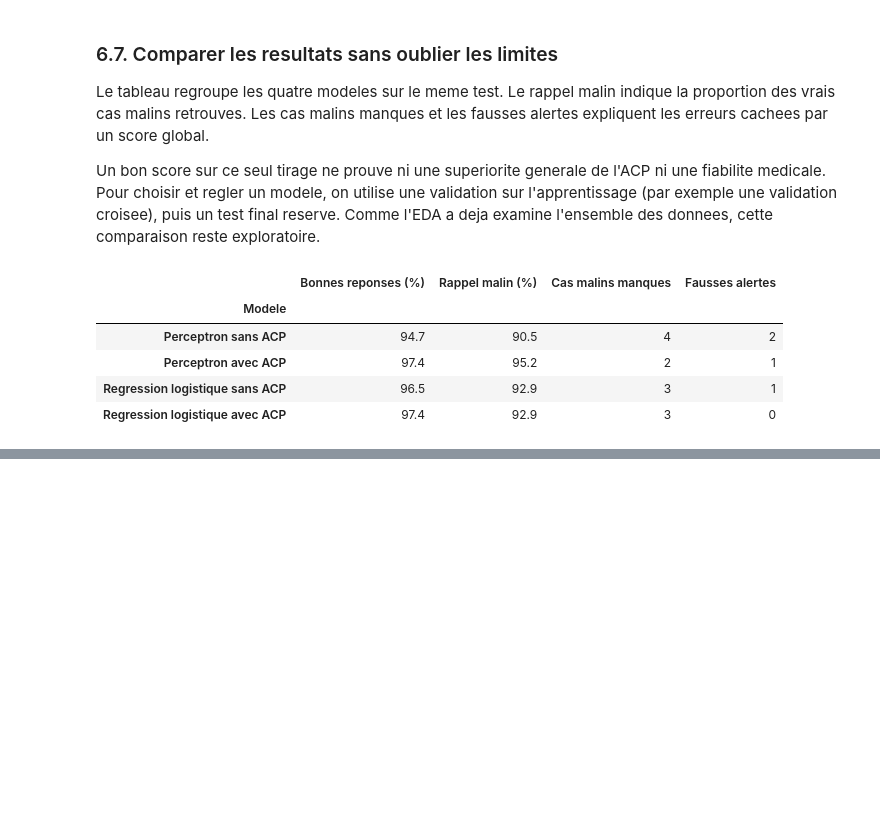
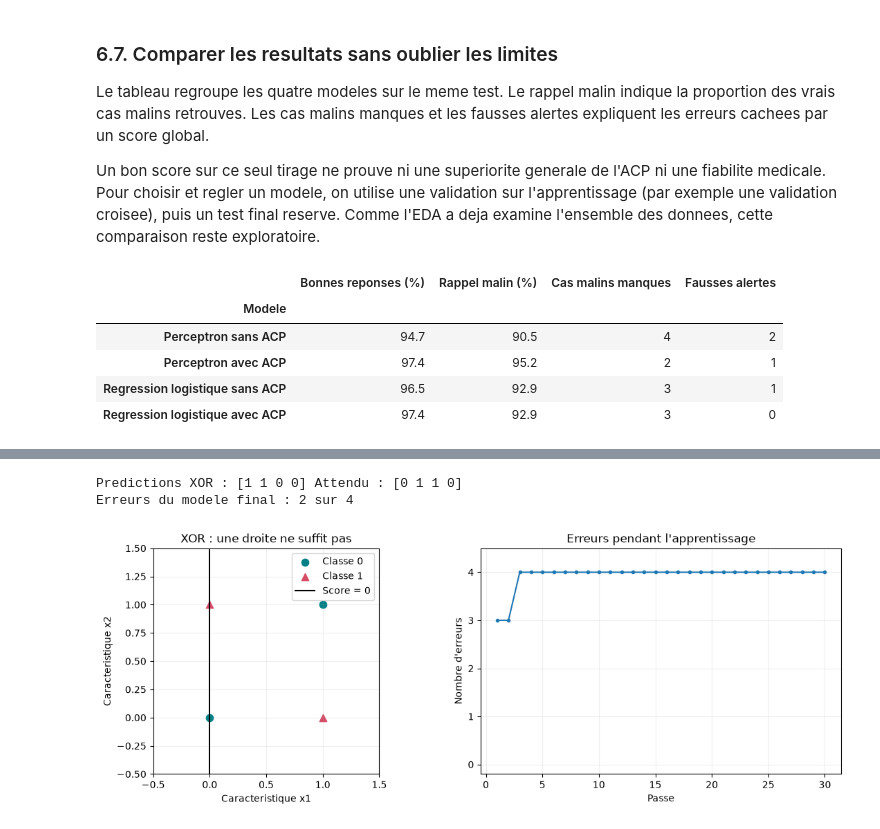
Before and after one commit to TheGoatLucien/building-perceptron, a Jupyter notebook: eda.ipynb, the cells around one changed output, grey strips where cells are left out. Drawn from its saved outputs; the diff is of its cells as text; code cells hidden in the pictures; blank space fills up the shorter version.

```diff
--- a/eda.ipynb
+++ b/eda.ipynb
@@ -403,0 +468,50 @@ display(comparison)
+# %%
+def plot_decision(axis, inputs, targets, trained_model):
+    for label, color, marker in [(0, "#007f86", "o"), (1, "#d64b65", "^")]:
+        points = inputs[targets == label]
+        axis.scatter(points[:, 0], points[:, 1], c=color, marker=marker,
+                     label=f"Classe {label}", s=55)
+    lower = inputs.min(axis=0) - 0.5
+    upper = inputs.max(axis=0) + 0.5
+    first_weight, second_weight = trained_model.weights
+    if second_weight != 0:
+        horizontal = np.linspace(lower[0], upper[0], 200)
+        vertical = -(first_weight * horizontal + trained_model.bias) / second_weight
+        axis.plot(horizontal, vertical, color="black", label="Score = 0")
+    elif first_weight != 0:
+        axis.axvline(-trained_model.bias / first_weight, color="black", label="Score = 0")
+    else:
+        axis.text(0.05, 0.95, "Poids nuls : pas de droite", transform=axis.transAxes, va="top")
+    axis.set_xlim(lower[0], upper[0])
+    axis.set_ylim(lower[1], upper[1])
+    axis.set_xlabel("Caracteristique x1")
+    axis.set_ylabel("Caracteristique x2")
+    axis.legend()
+    axis.grid(alpha=0.2)
+
+xor_inputs = np.array([[0, 0], [0, 1], [1, 0], [1, 1]])
+xor_targets = np.array([0, 1, 1, 0])
+xor_epochs = 30
+xor_model = Perceptron(learning_rate=0.1, n_epochs=xor_epochs).fit(xor_inputs, xor_targets)
+xor_predictions = xor_model.predict(xor_inputs)
+xor_final_errors = int(np.count_nonzero(xor_predictions != xor_targets))
+assert xor_predictions.shape == xor_targets.shape
+assert xor_final_errors > 0
+print("Predictions XOR :", xor_predictions, "Attendu :", xor_targets)
+print("Erreurs du modele final :", xor_final_errors, "sur 4")
+
+xor_figure, xor_axes = plt.subplots(1, 2, figsize=(11, 4), constrained_layout=True)
+plot_decision(xor_axes[0], xor_inputs, xor_targets, xor_model)
+xor_axes[0].set_title("XOR : une droite ne suffit pas")
+xor_axes[0].set_aspect("equal", adjustable="box")
+xor_axes[1].plot(np.arange(1, xor_epochs + 1), xor_model.errors_, marker="o", markersize=3)
+xor_axes[1].set_title("Erreurs pendant l'apprentissage")
+xor_axes[1].set_xlabel("Passe")
+xor_axes[1].set_ylabel("Nombre d'erreurs")
+xor_axes[1].set_ylim(-0.2, 4.5)
+xor_axes[1].grid(alpha=0.2)
+plt.show()
+# %% [output]
+Predictions XOR : [1 1 0 0] Attendu : [0 1 1 0]
+Erreurs du modele final : 2 sur 4
+[figure, added]
```
Also changed, not shown: parts of 17 cells of this notebook, 22 other files.
